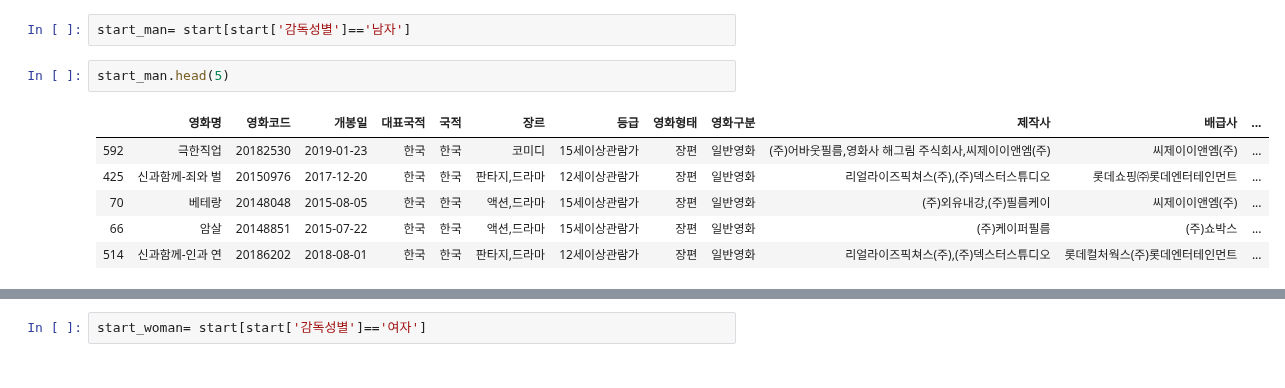
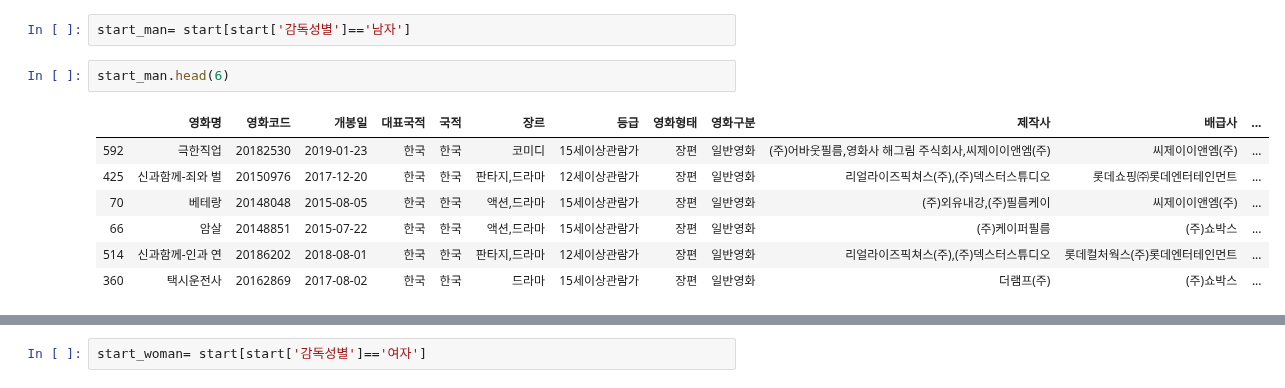
Before and after one commit to kim4pb/Female-led-Korean-Films, a Jupyter notebook: 02.EDA/감독성별_제작비.ipynb, the cells around one changed output, grey strips where cells are left out. Saved outputs shown, nothing was run; the diff lists cells and outputs as text.

```diff
--- a/02.EDA/감독성별_제작비.ipynb
+++ b/02.EDA/감독성별_제작비.ipynb
@@ -35,11 +35,12 @@ start.head()
 # %%
 start_man= start[start['감독성별']=='남자']
 # %%
-start_man.head(5)
+start_man.head(6)
 # %% [output]
 |  | 영화명 | 영화코드 | 개봉일 | 대표국적 | 국적 | 장르 | 등급 | 영화형태 | 영화구분 | 제작사 | 배급사 | ... |
 | 592 | 극한직업 | 20182530 | 2019-01-23 | 한국 | 한국 | 코미디 | 15세이상관람가 | 장편 | 일반영화 | (주)어바웃필름,영화사 해그림 주식회사,씨제이이앤엠(주) | 씨제이이앤엠(주) | ... |
 | 425 | 신과함께-죄와 벌 | 20150976 | 2017-12-20 | 한국 | 한국 | 판타지,드라마 | 12세이상관람가 | 장편 | 일반영화 | 리얼라이즈픽쳐스(주),(주)덱스터스튜디오 | 롯데쇼핑㈜롯데엔터테인먼트 | ... |
 | 70 | 베테랑 | 20148048 | 2015-08-05 | 한국 | 한국 | 액션,드라마 | 15세이상관람가 | 장편 | 일반영화 | (주)외유내강,(주)필름케이 | 씨제이이앤엠(주) | ... |
 | 66 | 암살 | 20148851 | 2015-07-22 | 한국 | 한국 | 액션,드라마 | 15세이상관람가 | 장편 | 일반영화 | (주)케이퍼필름 | (주)쇼박스 | ... |
 | 514 | 신과함께-인과 연 | 20186202 | 2018-08-01 | 한국 | 한국 | 판타지,드라마 | 12세이상관람가 | 장편 | 일반영화 | 리얼라이즈픽쳐스(주),(주)덱스터스튜디오 | 롯데컬처웍스(주)롯데엔터테인먼트 | ... |
+| 360 | 택시운전사 | 20162869 | 2017-08-02 | 한국 | 한국 | 드라마 | 15세이상관람가 | 장편 | 일반영화 | 더램프(주) | (주)쇼박스 | ... |
```
Also changed, not shown: parts of 16 cells of this notebook, 6 other files.
